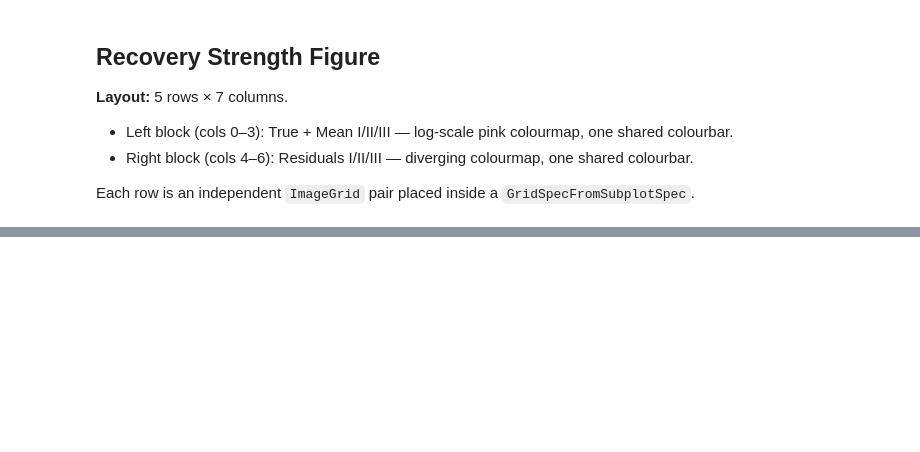
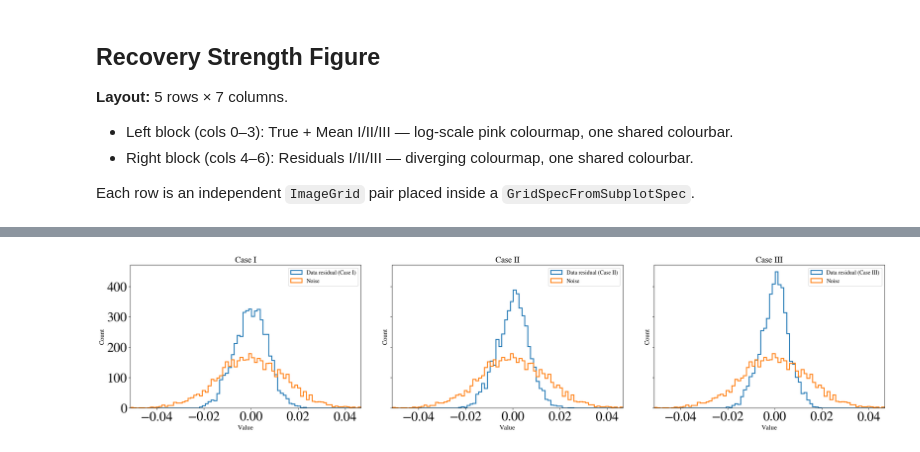
Before and after one commit to sohinixcvii/plots-hydra-pspec, a Jupyter notebook: recovery_strength.ipynb, the cells around one changed output, grey strips where cells are left out. Cells and saved outputs as stored; diff of their text form; code cells hidden in the pictures; blank space fills up the shorter version.

Commit message:
Added histograms to recovery test plot

```diff
--- a/recovery_strength.ipynb
+++ b/recovery_strength.ipynb
@@ -228,5 +208,19 @@ def prepare_for_imshow(arr, freqs, lsts, name='array'):
 - Right block (cols 4–6): Residuals I/II/III — diverging colourmap, one shared colourbar.
 
 Each row is an independent `ImageGrid` pair placed inside a `GridSpecFromSubplotSpec`.
+# %%
+import sys
+sys.path.append('../hydra-pspec-systematic/')
+import hydra_pspec as hp
+
+noise_ps_val = 0.0004 #0.000004 #0.000004 # 0.0004 -- usual case
+fourier_op = hp.utils.fourier_operator(Nfreqs, unitary=True)
+
+noise_ps_true = noise_ps_val * np.ones(Nfreqs)
+N_true = hp.pspec.covariance_from_pspec(noise_ps_true, fourier_op)
+Ninv = np.diag(1./np.diag(N_true)) # get diagonal, invert, pack back into diagonal
+n = np.sqrt(N_true) @ (np.random.randn(freqs.size, Ntimes)
+                    + 1.j*np.random.randn(freqs.size, Ntimes)) / np.sqrt(2.)
+# Note factor of sqrt(2) above
 # %%
 # ── Per-row plot configuration ────────────────────────────────────────────────
@@ -425,3 +494,69 @@ TypeError: prepare_for_imshow() got an unexpected keyword argument 'name'
+# %%
+# ==============================================================================
+# HISTOGRAMS: DATA RESIDUAL vs NOISE
+# ==============================================================================
+
+# Choose what to compare: real part
+data_residuals = [
+    np.real(prepare_for_imshow(res_data_all[0], freqs, lsts, name='Data residual Case I')).ravel(),
+    np.real(prepare_for_imshow(res_data_all[1], freqs, lsts, name='Data residual Case II')).ravel(),
+    np.real(prepare_for_imshow(res_data_all[2], freqs, lsts, name='Data residual Case III')).ravel(),
+]
+
+noise_vals = np.real(
+    prepare_for_imshow(noise_shared, freqs, lsts, name='Shared noise')
+).ravel()
+
+# --------------------------------------------------------------------------
+# Build one common binning for everything
+# --------------------------------------------------------------------------
+all_vals = np.concatenate(data_residuals + [noise_vals])
+
+xmin = np.nanmin(all_vals)
+xmax = np.nanmax(all_vals)
+
+nbins = 80
+bins = np.linspace(xmin, xmax, nbins + 1)
+
+# Common y-limit from all histograms
+hist_max = 0
+for arr in data_residuals + [noise_vals]:
+    counts, _ = np.histogram(arr, bins=bins)
+    hist_max = max(hist_max, np.max(counts))
+
+# --------------------------------------------------------------------------
+# Plot
+# --------------------------------------------------------------------------
+fig, axes = plt.subplots(1, 3, figsize=(24, 6), sharex=True, sharey=True)
+
+for ci, ax in enumerate(axes):
+    ax.hist(
+        data_residuals[ci],
+        bins=bins,
+        histtype='step',
+        linewidth=2,
+        label=f'Data residual ({case_lbl[ci]})',
+    )
+    ax.hist(
+        noise_vals,
+        bins=bins,
+        histtype='step',
+        linewidth=2,
+        label='Noise',
+    )
+
+    ax.set_title(case_lbl[ci], fontsize=18)
+    ax.set_xlabel('Value', fontsize=14)
+    ax.set_ylabel('Count', fontsize=14)
+    ax.set_xlim(xmin, xmax)
+    ax.set_ylim(0, 1.05 * hist_max)
+    ax.legend(fontsize=12)
+
+plt.tight_layout()
+# plt.savefig(fig_dir + '/data_residual_vs_noise_histograms.pdf', bbox_inches='tight', dpi=300)
+plt.show()
+# %% [output]
+[figure, added]
 # %%
 elapsed = time.time() - _notebook_start
 hours, rem = divmod(elapsed, 3600)
```
Also changed, not shown: parts of 3 cells of this notebook, 1 other file.
